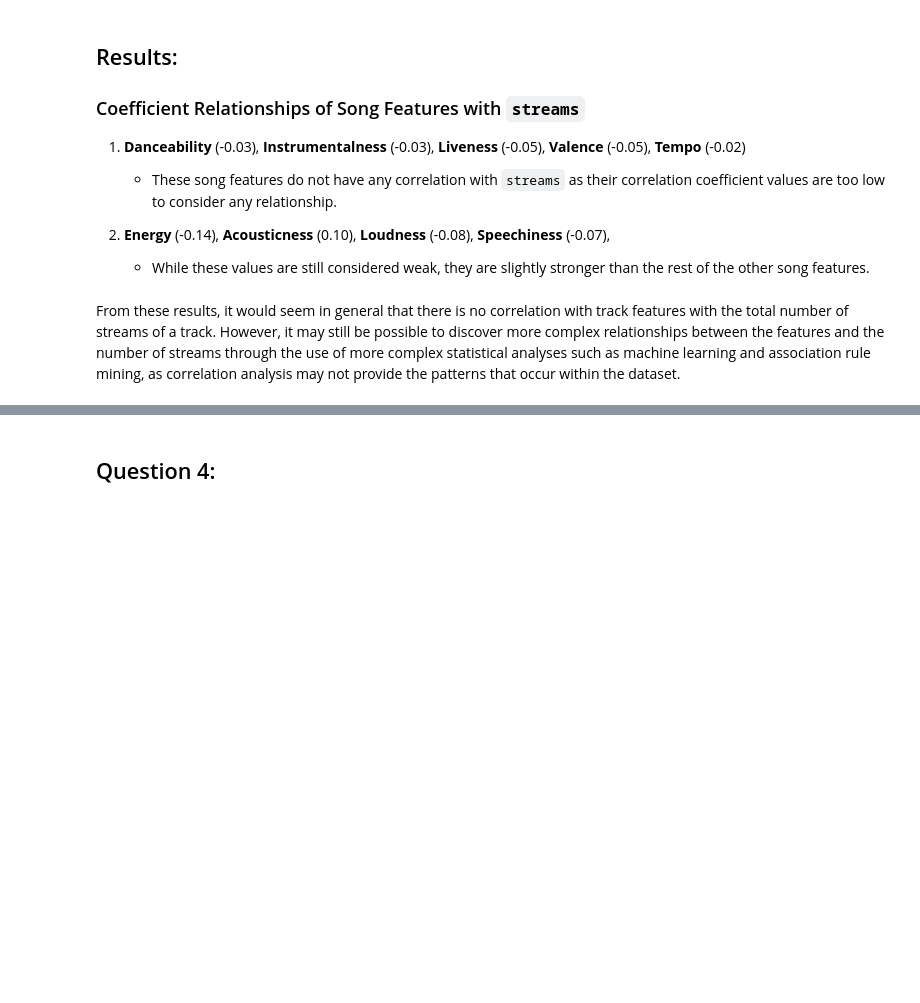
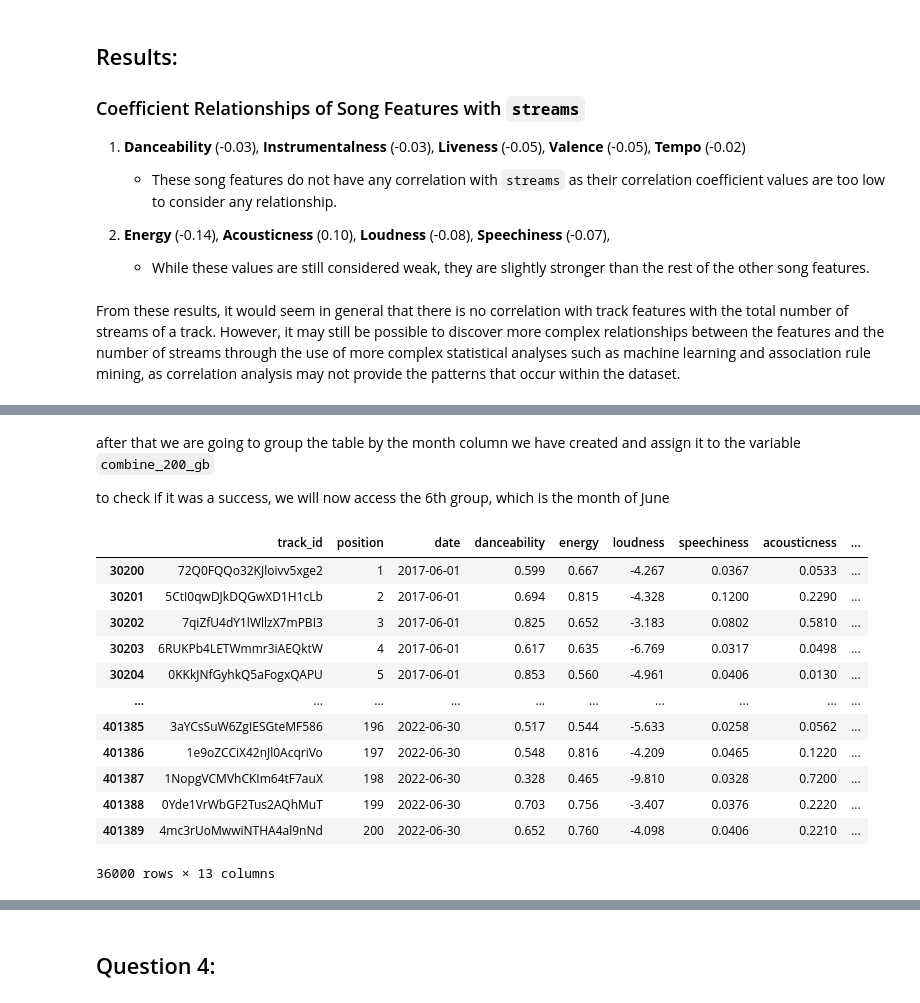
Before and after one commit to ADichoso/CSMODEL-Project-XX22-G1, a Jupyter notebook: SpotifyDataset.ipynb, the cells around one changed output, grey strips where cells are left out. Drawn from its saved outputs; the diff is of its cells as text; code cells hidden in the pictures; blank space fills up the shorter version.

```diff
--- a/SpotifyDataset.ipynb
+++ b/SpotifyDataset.ipynb
@@ -869,0 +931,21 @@ per month, see top 200 and check which song features are prevalent/trending
+# %% [markdown]
+after that we are going to group the table by the month column we have created and assign it to the variable `combine_200_gb`
+
+to check if it was a success, we will now access the 6th group, which is the month of June
+# %%
+combine_200_gb = combine_200_df.groupby(by='month')
+combine_200_gb.get_group(6)
+# %% [output]
+|  | track_id | position | date | danceability | energy | loudness | speechiness | acousticness | ... |
+| 30200 | 72Q0FQQo32KJloivv5xge2 | 1 | 2017-06-01 | 0.599 | 0.667 | -4.267 | 0.0367 | 0.0533 | ... |
+| 30201 | 5CtI0qwDJkDQGwXD1H1cLb | 2 | 2017-06-01 | 0.694 | 0.815 | -4.328 | 0.1200 | 0.2290 | ... |
+| 30202 | 7qiZfU4dY1lWllzX7mPBI3 | 3 | 2017-06-01 | 0.825 | 0.652 | -3.183 | 0.0802 | 0.5810 | ... |
+| 30203 | 6RUKPb4LETWmmr3iAEQktW | 4 | 2017-06-01 | 0.617 | 0.635 | -6.769 | 0.0317 | 0.0498 | ... |
+| 30204 | 0KKkJNfGyhkQ5aFogxQAPU | 5 | 2017-06-01 | 0.853 | 0.560 | -4.961 | 0.0406 | 0.0130 | ... |
+| ... | ... | ... | ... | ... | ... | ... | ... | ... | ... |
+| 401385 | 3aYCsSuW6ZgIESGteMF586 | 196 | 2022-06-30 | 0.517 | 0.544 | -5.633 | 0.0258 | 0.0562 | ... |
+| 401386 | 1e9oZCCiX42nJl0AcqriVo | 197 | 2022-06-30 | 0.548 | 0.816 | -4.209 | 0.0465 | 0.1220 | ... |
+| 401387 | 1NopgVCMVhCKIm64tF7auX | 198 | 2022-06-30 | 0.328 | 0.465 | -9.810 | 0.0328 | 0.7200 | ... |
+| 401388 | 0Yde1VrWbGF2Tus2AQhMuT | 199 | 2022-06-30 | 0.703 | 0.756 | -3.407 | 0.0376 | 0.2220 | ... |
+| 401389 | 4mc3rUoMwwiNTHA4al9nNd | 200 | 2022-06-30 | 0.652 | 0.760 | -4.098 | 0.0406 | 0.2210 | ... |
+36000 rows × 13 columns
```
Also changed, not shown: parts of 19 cells of this notebook.
